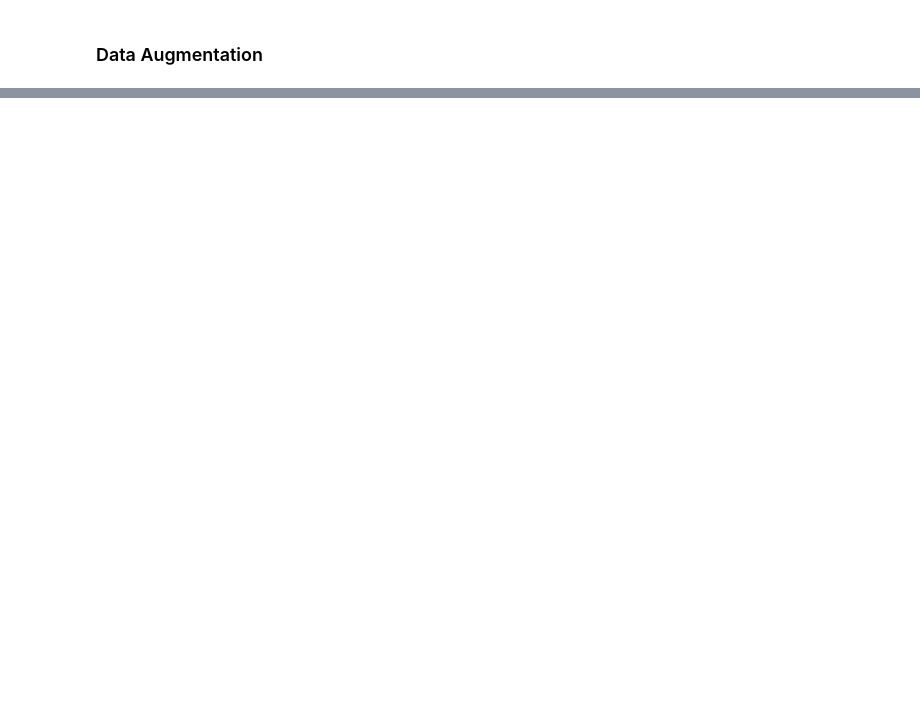
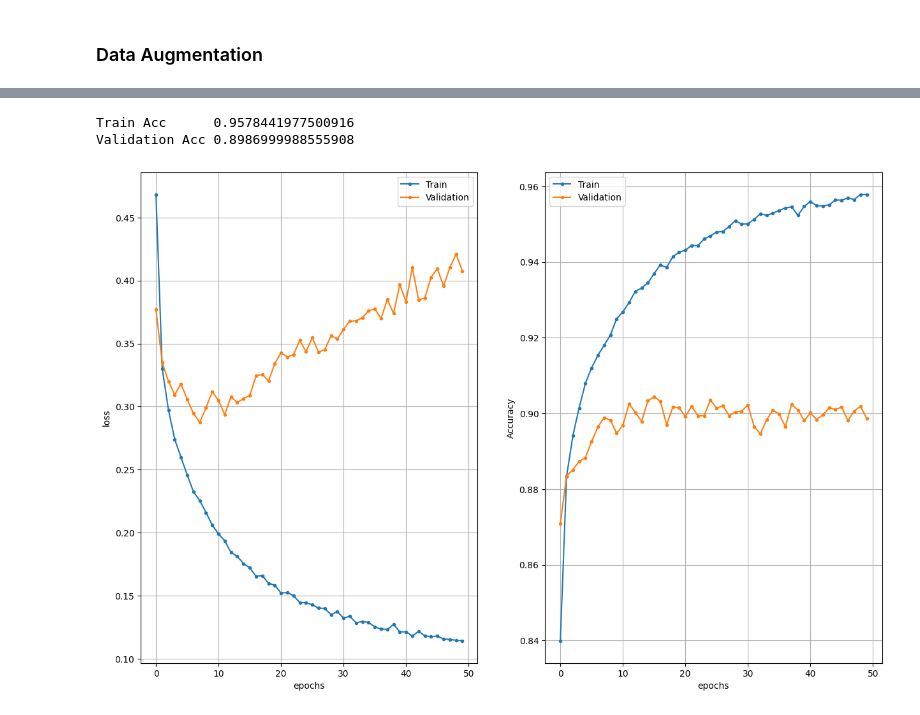
Before and after one commit to mrbloom/homework-cv, a Jupyter notebook: lesson_15/homework/Homework_14_for_lecture_15.ipynb, the cells around one changed output, grey strips where cells are left out. Saved outputs shown, nothing was run; the diff lists cells and outputs as text; code cells hidden in the pictures; blank space fills up the shorter version.

```diff
--- a/lesson_15/homework/Homework_14_for_lecture_15.ipynb
+++ b/lesson_15/homework/Homework_14_for_lecture_15.ipynb
@@ -401,0 +405,19 @@ Validation Accuracy augment: 0.8883000016212463
+# %%
+# Modify the baseline classifier in order to reduce the overfitting and make the performance more robust
+model = create_model(
+    Input(shape=(28, 28, 1)),
+    Conv2D(32, kernel_size=(3, 3), activation="relu", padding='same'),
+    Dropout(0.2),
+    Flatten(),
+    Dense(128),
+    Dropout(0.2),
+    Dense(10, activation="softmax")
+)
+
+epochs = 50
+batch_size = 64
+steps_per_epoch = len(y_train) // batch_size
+generator = datagen(x_train, y_train, batch_size)
+print(x_train.shape)
+
+history4 = fit_model_generator(model,generator)
@@ -401,0 +442,7 @@ Validation Accuracy augment: 0.8883000016212463
+# %%
+plot_history(history4)
+# plot_histories([history, history1, history2, history4],["base", "drpout", "augment", "augPlusDrop"])
+# %% [output]
+Train Acc      0.9578441977500916
+Validation Acc 0.8986999988555908
+[figure, added]
```
Also changed, not shown: parts of 21 cells of this notebook.
